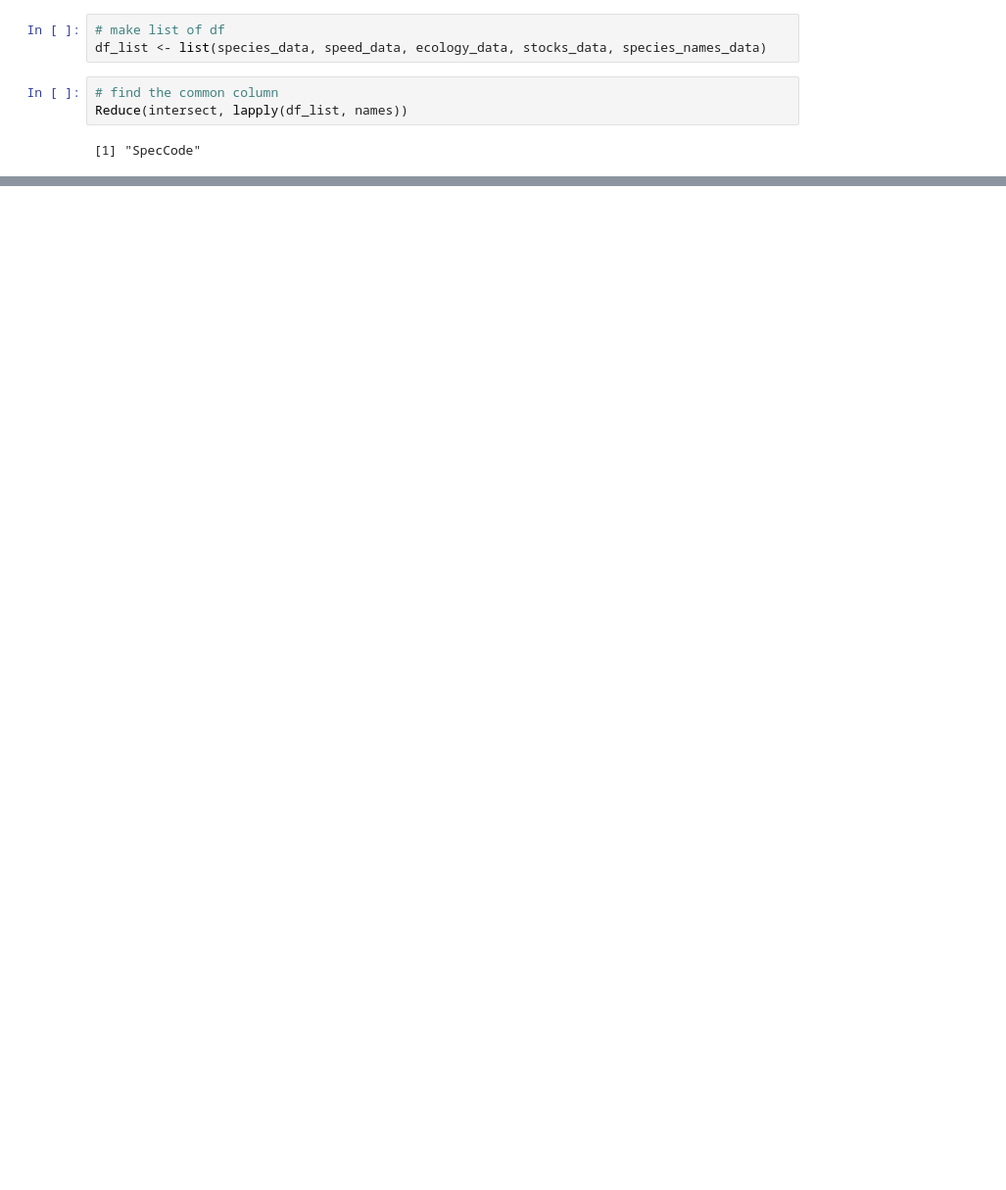
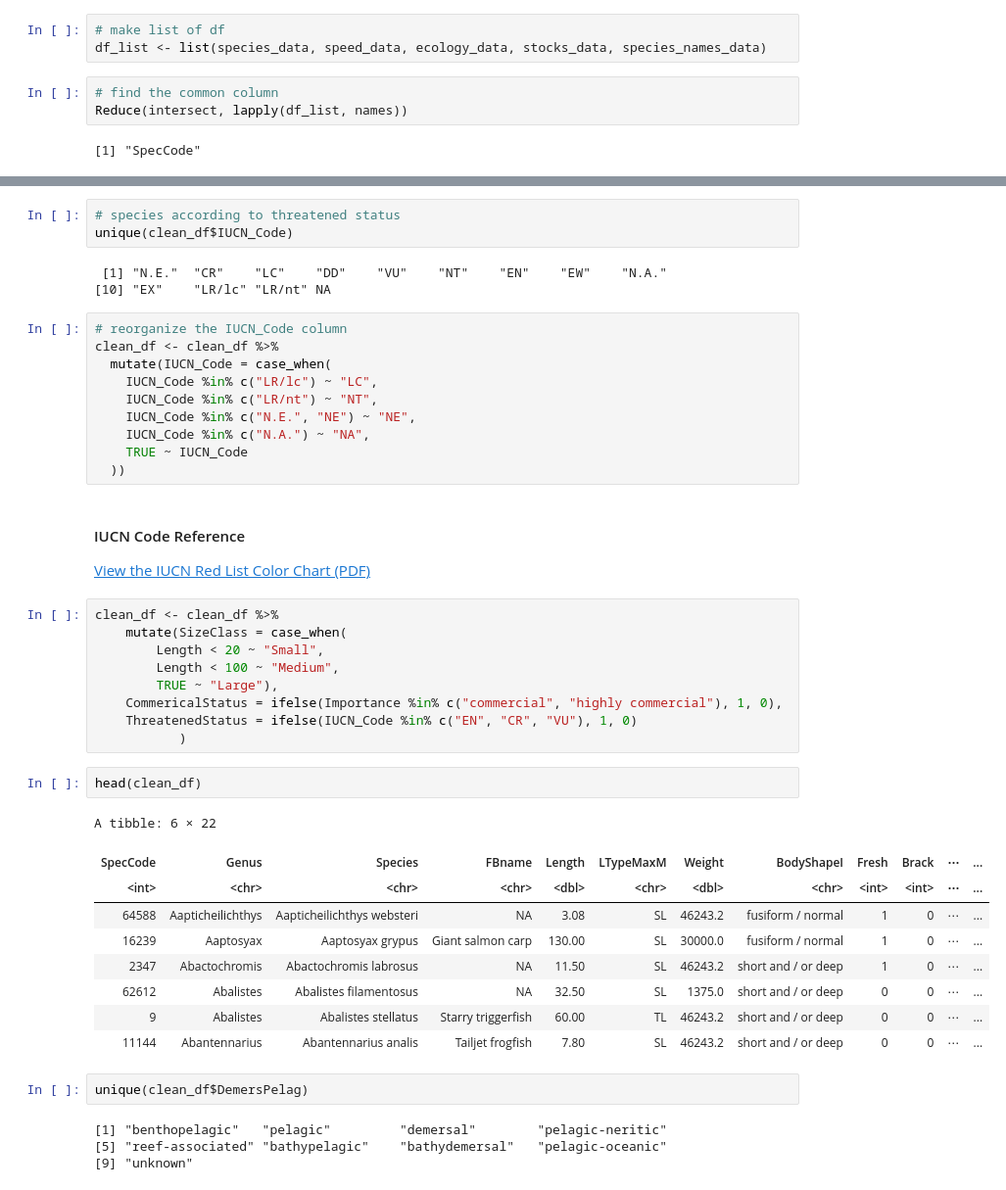
Before and after one commit to nhardemandata/fish-species-project, a Jupyter notebook: r_scripts/r_data_collection.ipynb, the cells around one changed output, grey strips where cells are left out. Shown: that part at 98% size. Drawn from its saved outputs; the diff is of its cells as text; blank space fills up the shorter version.

```diff
--- a/r_scripts/r_data_collection.ipynb
+++ b/r_scripts/r_data_collection.ipynb
@@ -157,0 +308,46 @@ ERROR: Error: object 'species_name_data' not found
+# %%
+# species according to threatened status
+unique(clean_df$IUCN_Code)
+# %% [output]
+ [1] "N.E."  "CR"    "LC"    "DD"    "VU"    "NT"    "EN"    "EW"    "N.A."
+[10] "EX"    "LR/lc" "LR/nt" NA
+# %%
+# reorganize the IUCN_Code column
+clean_df <- clean_df %>%
+  mutate(IUCN_Code = case_when(
+    IUCN_Code %in% c("LR/lc") ~ "LC",
+    IUCN_Code %in% c("LR/nt") ~ "NT",
+    IUCN_Code %in% c("N.E.", "NE") ~ "NE",
+    IUCN_Code %in% c("N.A.") ~ "NA",
+    TRUE ~ IUCN_Code
+  ))
+# %% [markdown]
+#### IUCN Code Reference
+[View the IUCN Red List Color Chart (PDF)](https://nc.iucnredlist.org/redlist/resources/files/1646067752-FINAL_IUCN_Red_List_colour_chart.pdf)
+# %%
+clean_df <- clean_df %>%
+    mutate(SizeClass = case_when(
+        Length < 20 ~ "Small",
+        Length < 100 ~ "Medium",
+        TRUE ~ "Large"),
+    CommericalStatus = ifelse(Importance %in% c("commercial", "highly commercial"), 1, 0),
+    ThreatenedStatus = ifelse(IUCN_Code %in% c("EN", "CR", "VU"), 1, 0)
+           )
+# %%
+head(clean_df)
+# %% [output]
+A tibble: 6 × 22
+| SpecCode | Genus | Species | FBname | Length | LTypeMaxM | Weight | BodyShapeI | Fresh | Brack | ⋯ | ... |
+| <int> | <chr> | <chr> | <chr> | <dbl> | <chr> | <dbl> | <chr> | <int> | <int> | ⋯ | ... |
+| 64588 | Aapticheilichthys | Aapticheilichthys websteri | NA | 3.08 | SL | 46243.2 | fusiform / normal | 1 | 0 | ⋯ | ... |
+| 16239 | Aaptosyax | Aaptosyax grypus | Giant salmon carp | 130.00 | SL | 30000.0 | fusiform / normal | 1 | 0 | ⋯ | ... |
+| 2347 | Abactochromis | Abactochromis labrosus | NA | 11.50 | SL | 46243.2 | short and / or deep | 1 | 0 | ⋯ | ... |
+| 62612 | Abalistes | Abalistes filamentosus | NA | 32.50 | SL | 1375.0 | short and / or deep | 0 | 0 | ⋯ | ... |
+| 9 | Abalistes | Abalistes stellatus | Starry triggerfish | 60.00 | TL | 46243.2 | short and / or deep | 0 | 0 | ⋯ | ... |
+| 11144 | Abantennarius | Abantennarius analis | Tailjet frogfish | 7.80 | SL | 46243.2 | short and / or deep | 0 | 0 | ⋯ | ... |
+# %%
+unique(clean_df$DemersPelag)
+# %% [output]
+[1] "benthopelagic"   "pelagic"         "demersal"        "pelagic-neritic"
+[5] "reef-associated" "bathypelagic"    "bathydemersal"   "pelagic-oceanic"
+[9] "unknown"
```
Also changed, not shown: parts of 49 cells of this notebook, 2 other files.
